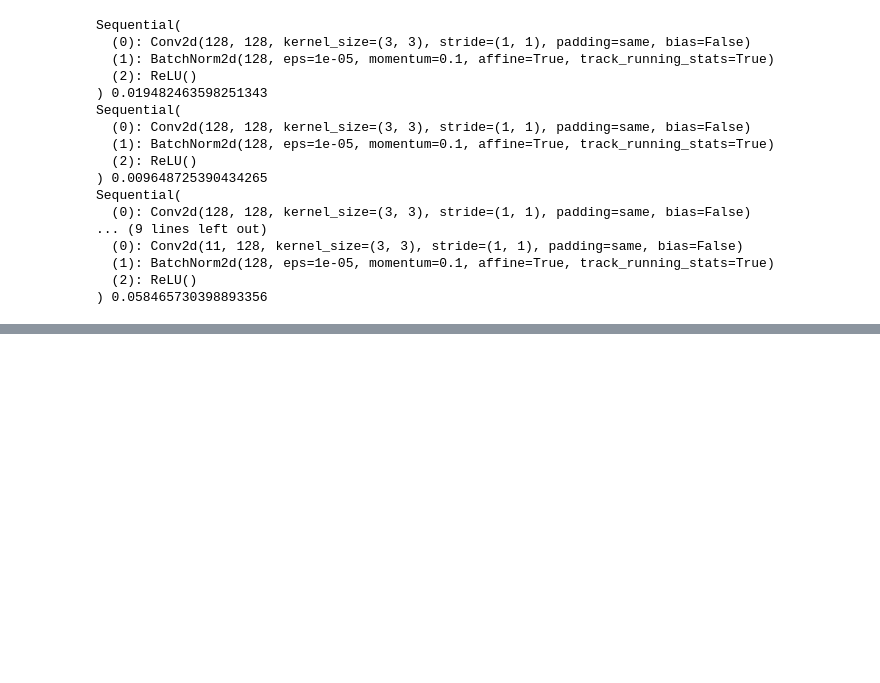
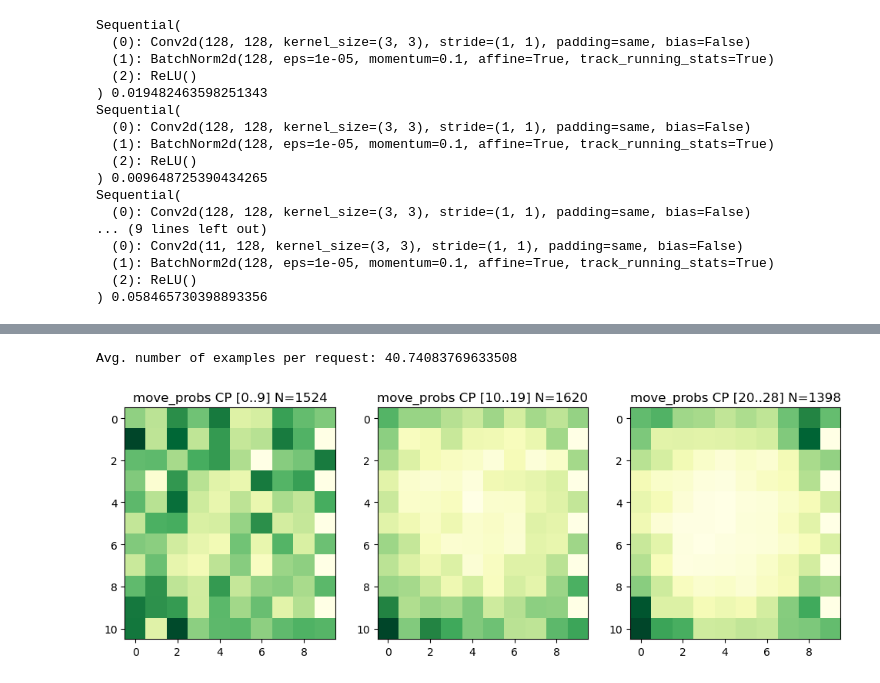
Before and after one commit to dnswlt/hexz, a Jupyter notebook: pyhexz/jupyter/ModelAnalysis.ipynb, the cells around one changed output, grey strips where cells are left out. Drawn from its saved outputs; the diff is of its cells as text; code cells hidden in the pictures; blank space fills up the shorter version.

```diff
--- a/pyhexz/jupyter/ModelAnalysis.ipynb
+++ b/pyhexz/jupyter/ModelAnalysis.ipynb
@@ -180,15 +119,0 @@ def batched(iterable, n):
-# %%
-# Adjust these values to look at different moves and checkpoint ranges.
-
-moves=[0,1,2,3,4,5]
-checkpoints = list(batched(range(max(map(lambda r: r.model_key.checkpoint, reqs))), 10))
-
-fig, axs = plt.subplots(1, len(checkpoints), figsize=(12, 5))
-
-for i, cps in enumerate(checkpoints):
-    prs = [training.NumpyExample.decode(e).move_probs for e in filter_ex(reqs, move=moves, cp=cps)]
-    Xs = np.array(prs)
-    S = Xs.mean(axis=0)
-    F = S[0]
-    axs[i].imshow(F, cmap='YlGn', interpolation='nearest')
-    axs[i].set_title(f"CP [{min(cps)}..{max(cps)}]")
@@ -238,0 +167,5 @@ M, M.sum()
+# %%
+avg_ex_per_req = sum(len(t.examples) for t in reqs) / len(reqs)
+print(f"Avg. number of examples per request: {avg_ex_per_req}")
+# %% [output]
+Avg. number of examples per request: 40.74083769633508
@@ -238,0 +180,18 @@ M, M.sum()
+# %%
+# Adjust these values to look at different moves and checkpoint ranges.
+
+moves=[0,1,2,3,4,5]
+checkpoints = list(batched(range(max(map(lambda r: r.model_key.checkpoint, reqs))), 10))
+
+fig, axs = plt.subplots(1, len(checkpoints), figsize=(12, 5))
+
+for i, cps in enumerate(checkpoints):
+    prs = [training.NumpyExample.decode(e).move_probs for e in filter_ex(reqs, move=moves, cp=cps)]
+    Xs = np.array(prs)
+    S = Xs.mean(axis=0)
+    F = S[0]
+    Fmin = F[F.nonzero()].min()
+    axs[i].imshow(F.clip(min=Fmin), cmap='YlGn', interpolation='nearest')
+    axs[i].set_title(f"move_probs CP [{min(cps)}..{max(cps)}] N={len(prs)}")
+# %% [output]
+[figure, added]
```
Also changed, not shown: parts of 20 cells of this notebook, 9 other files.
